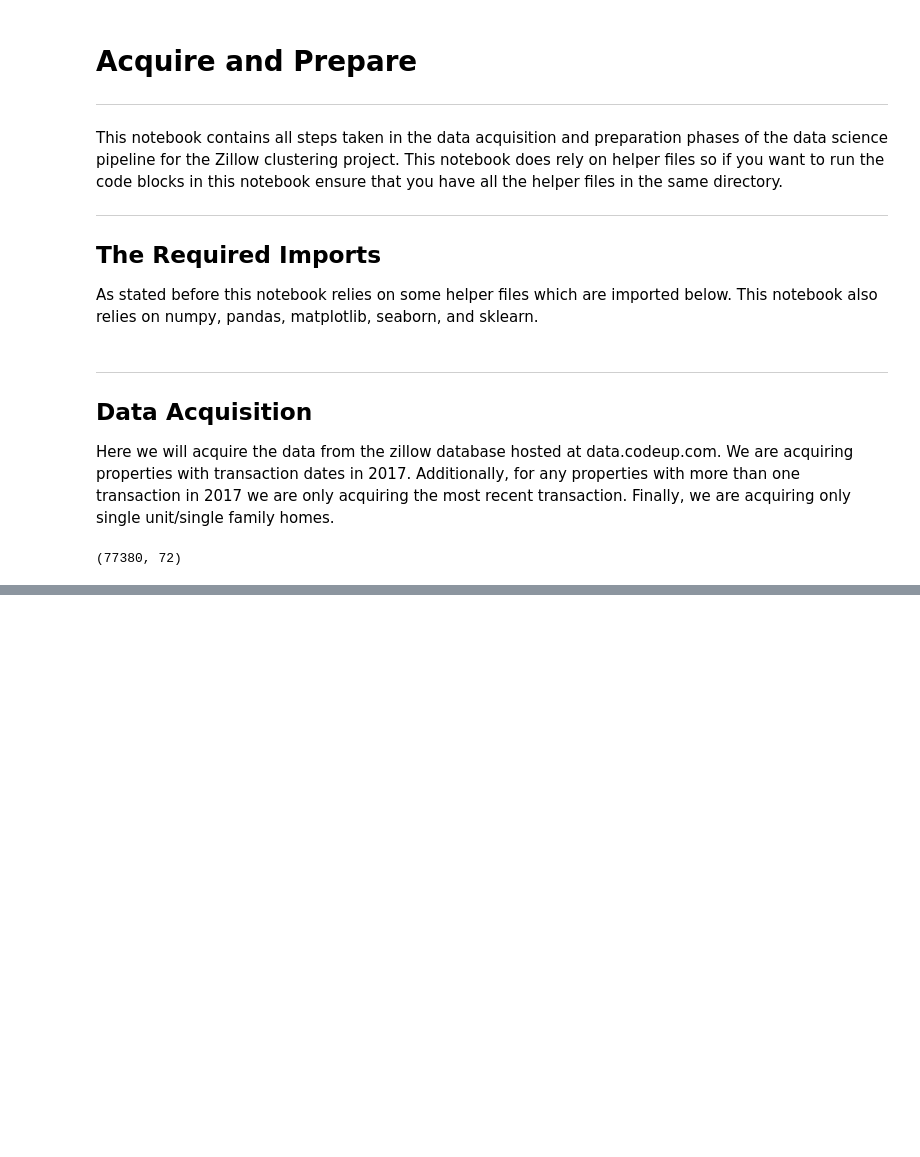
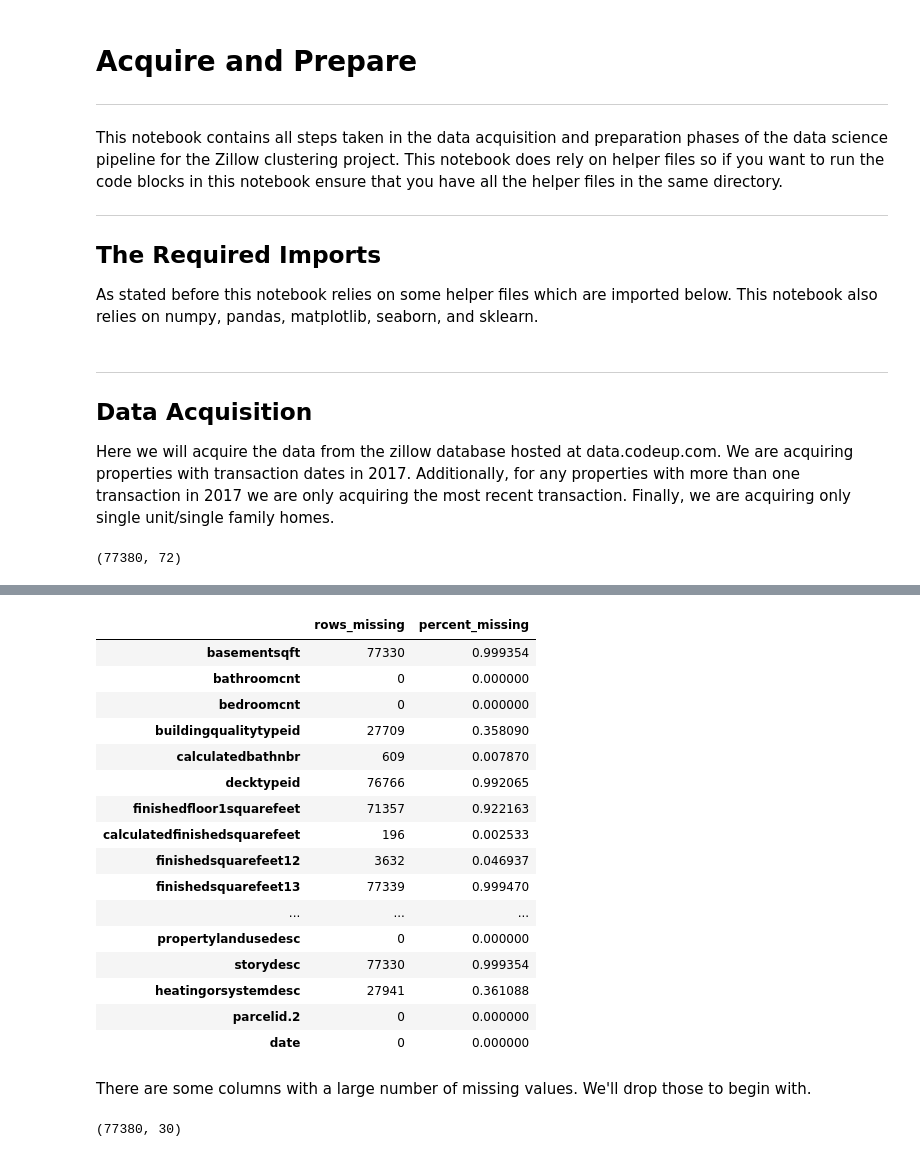
Before and after one commit to alegarcia-dev/zillow-clustering-project, a Jupyter notebook: wrangle.ipynb, the cells around one changed output, grey strips where cells are left out. Drawn from its saved outputs; the diff is of its cells as text; code cells hidden in the pictures; blank space fills up the shorter version.

```diff
--- a/wrangle.ipynb
+++ b/wrangle.ipynb
@@ -68,6 +69,6 @@ Here we will acquire the data from the zillow database hosted at data.codeup.com
 
 #         WHERE latitude IS NOT NULL AND longitude IS NOT NULL;
 
-zillow = AcquireZillow().get_data()
+raw_zillow_data = AcquireZillow().get_data()
 # %%
 # How many observations do we have? 77380
@@ -109,6 +110,6 @@ drop_columns = [
     'parcelid'
 ]
 
-zillow = zillow.drop(columns = drop_columns)
-zillow.shape
+raw_zillow_data = raw_zillow_data.drop(columns = drop_columns)
+raw_zillow_data.shape
 # %% [output]
@@ -144,0 +154,29 @@ Now we will begin preparing the data. The goal here is to handle all missing val
+# %%
+# Let's set the max rows to display since there will be alot.
+pd.set_option('display.max_rows', 70)
+
+# Let's also create a copy of our raw data, since we will be making multiple passes through the pipeline.
+zillow = raw_zillow_data.copy()
+# %%
+# Let's see how many null values we have.
+summarize_column_nulls(zillow)
+# %% [output]
+|  | rows_missing | percent_missing |
+| basementsqft | 77330 | 0.999354 |
+| bathroomcnt | 0 | 0.000000 |
+| bedroomcnt | 0 | 0.000000 |
+| buildingqualitytypeid | 27709 | 0.358090 |
+| calculatedbathnbr | 609 | 0.007870 |
+| decktypeid | 76766 | 0.992065 |
+| finishedfloor1squarefeet | 71357 | 0.922163 |
+| calculatedfinishedsquarefeet | 196 | 0.002533 |
+| finishedsquarefeet12 | 3632 | 0.046937 |
+| finishedsquarefeet13 | 77339 | 0.999470 |
+| ... | ... | ... |
+| propertylandusedesc | 0 | 0.000000 |
+| storydesc | 77330 | 0.999354 |
+| heatingorsystemdesc | 27941 | 0.361088 |
+| parcelid.2 | 0 | 0.000000 |
+| date | 0 | 0.000000 |
+# %% [markdown]
+There are some columns with a large number of missing values. We'll drop those to begin with.
@@ -144,0 +186,5 @@ Now we will begin preparing the data. The goal here is to handle all missing val
+# %%
+# Let's see what we have now.
+zillow.shape
+# %% [output]
+(77380, 30)
```
Also changed, not shown: parts of 17 cells of this notebook, 2 other files.
